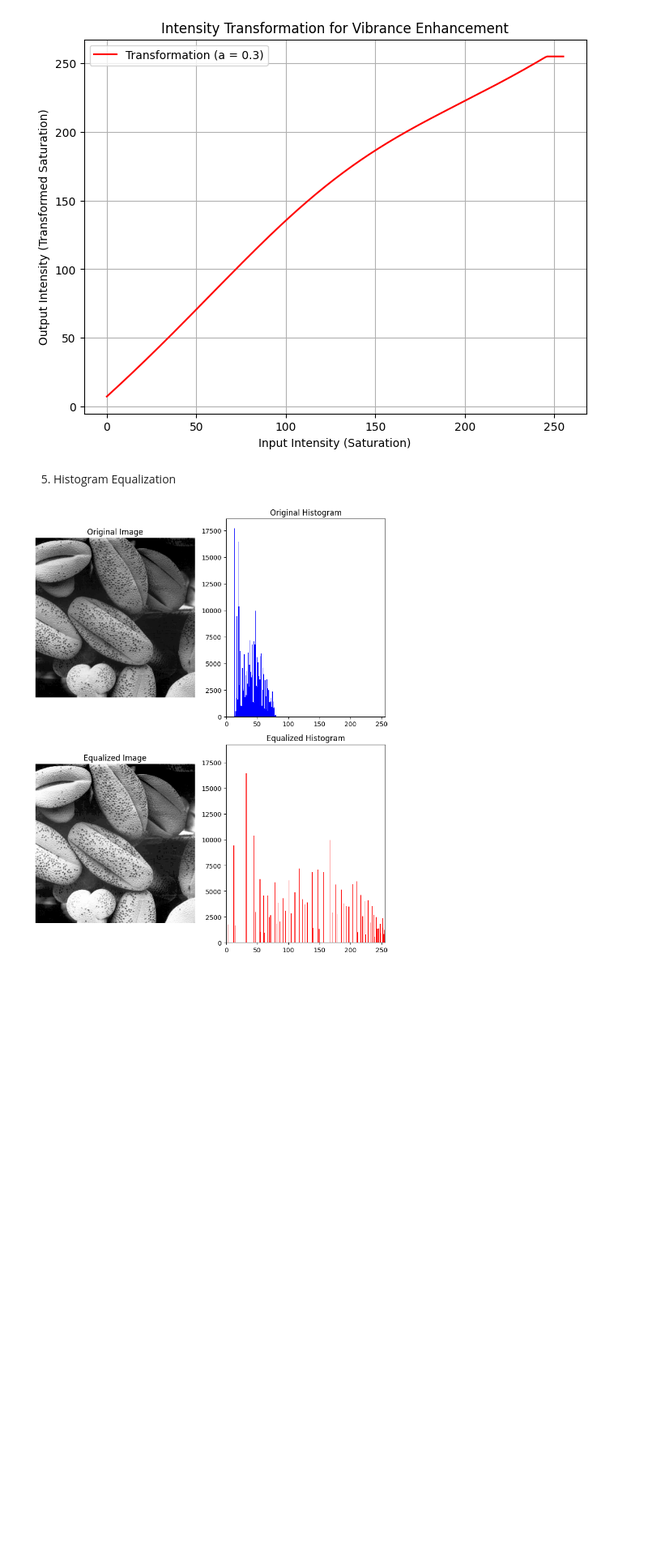
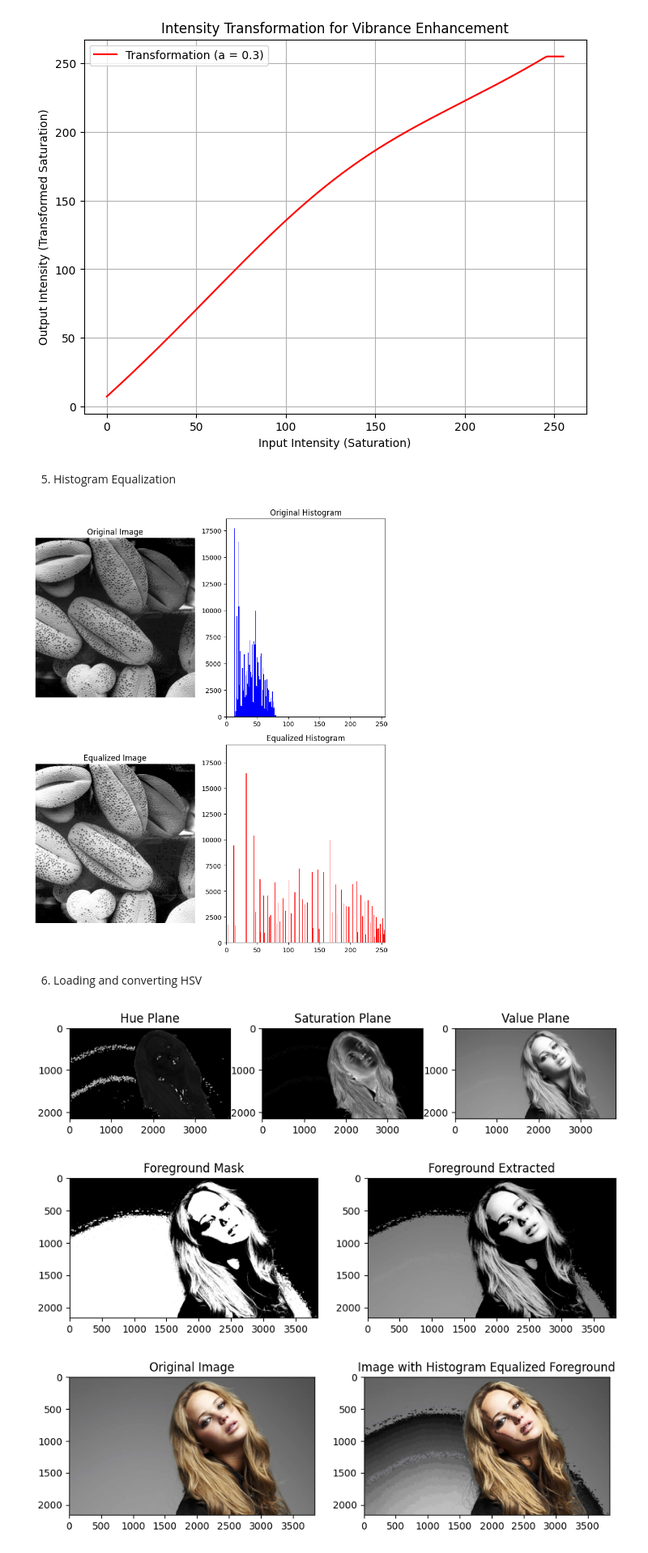
Before and after one commit to RPX2001/Assignment1_EN3160, a Jupyter notebook: 210451U_Assignment1.ipynb, the cells around one changed output. Shown at 81% size. Cells and saved outputs as stored; diff of their text form; code cells hidden in the pictures; blank space fills up the shorter version.

Commit message:
histogram equalization task 6

```diff
--- a/210451U_Assignment1.ipynb
+++ b/210451U_Assignment1.ipynb
@@ -312,3 +312,80 @@ plt.tight_layout()
 plt.show()
 # %% [output]
 [figure]
+# %% [markdown]
+6. Loading and converting HSV
+# %%
+# Step (a): Load the image and convert to HSV
+image = cv.imread('a1images/jeniffer.jpg')  # Load your image here
+hsv_image = cv.cvtColor(image, cv.COLOR_BGR2HSV)
+
+# Split the HSV channels
+hue, saturation, value = cv.split(hsv_image)
+
+# Display the H, S, V planes in grayscale
+plt.figure(figsize=(10, 6))
+plt.subplot(131)
+plt.imshow(hue, cmap='gray')
+plt.title('Hue Plane')
+plt.subplot(132)
+plt.imshow(saturation, cmap='gray')
+plt.title('Saturation Plane')
+plt.subplot(133)
+plt.imshow(value, cmap='gray')
+plt.title('Value Plane')
+plt.show()
+
+# Step (b): Threshold the 'Value' plane to create a binary mask for foreground
+_, mask = cv.threshold(value, 120, 255, cv.THRESH_BINARY)
+
+# Step (c): Extract the foreground using cv.bitwise_and
+foreground = cv.bitwise_and(value, value, mask=mask)
+
+# Display the mask and foreground
+plt.figure(figsize=(10, 4))
+plt.subplot(121)
+plt.imshow(mask, cmap='gray')
+plt.title('Foreground Mask')
+plt.subplot(122)
+plt.imshow(foreground, cmap='gray')
+plt.title('Foreground Extracted')
+plt.show()
+
+# Step (d): Compute the histogram of the foreground
+hist, bins = np.histogram(foreground.flatten(), 256, [0, 256])
+
+# Step (e): Compute the cumulative sum (CDF) of the histogram
+cdf = hist.cumsum()
+
+# Normalize the CDF
+cdf_normalized = cdf * hist.max() / cdf.max()
+
+# Mask zero values to avoid dividing by zero
+cdf_m = np.ma.masked_equal(cdf, 0)
+cdf_m = (cdf_m - cdf_m.min()) * 255 / (cdf_m.max() - cdf_m.min())  # Histogram equalization formula
+cdf = np.ma.filled(cdf_m, 0).astype('uint8')  # Fill with 0s
+
+# Apply the CDF to the foreground to equalize it
+equalized_foreground = cdf[foreground]
+
+# Step (f): Combine the histogram-equalized foreground with the original background
+background = cv.bitwise_and(value, value, mask=cv.bitwise_not(mask))
+final_value_plane = cv.add(background, equalized_foreground)
+
+# Merge the channels back to form the final image
+final_hsv_image = cv.merge([hue, saturation, final_value_plane])
+final_image = cv.cvtColor(final_hsv_image, cv.COLOR_HSV2BGR)
+
+# Show the original and final images
+plt.figure(figsize=(10, 6))
+plt.subplot(121)
+plt.imshow(cv.cvtColor(image, cv.COLOR_BGR2RGB))
+plt.title('Original Image')
+plt.subplot(122)
+plt.imshow(cv.cvtColor(final_image, cv.COLOR_BGR2RGB))
+plt.title('Image with Histogram Equalized Foreground')
+plt.show()
+# %% [output]
+[figure, added]
+[figure, added]
+[figure, added]
```
Also changed, not shown: parts of 1 cell of this notebook.
